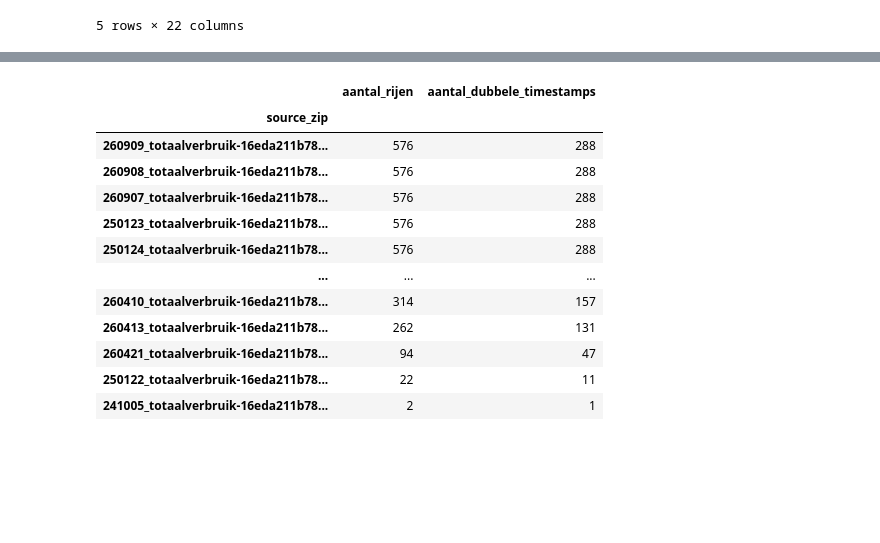
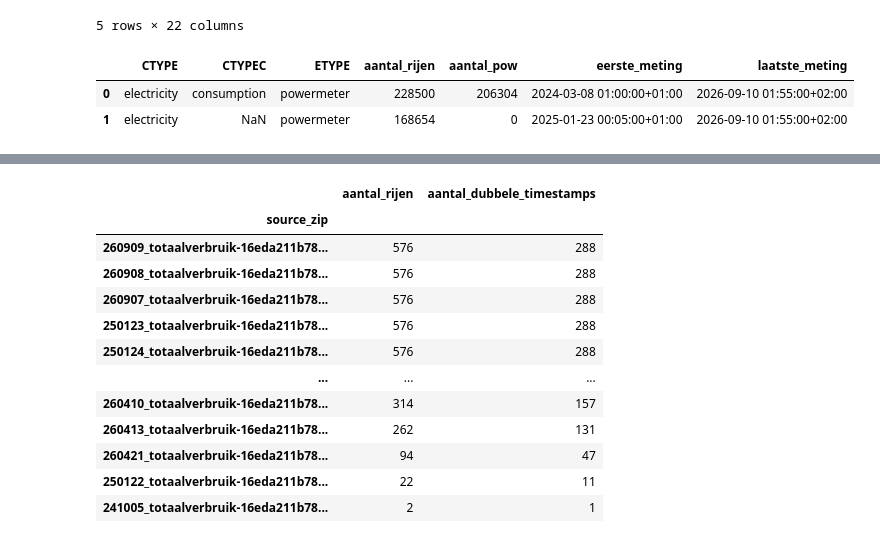
Before and after one commit to CasDerksen/Project3_Deel1, a Jupyter notebook: exploration/02_Huis.ipynb, the cells around one changed output, grey strips where cells are left out. Saved outputs shown, nothing was run; the diff lists cells and outputs as text; code cells hidden in the pictures; blank space fills up the shorter version.

Commit message:
Target context overzicht bij ctype ctypec etype (en ename natuurlijk)

```diff
--- a/exploration/02_Huis.ipynb
+++ b/exploration/02_Huis.ipynb
@@ -160,6 +160,22 @@ Dubbele timestamps: 168655
 | 3 | 2024-03-08 01:15:00+01:00 | 0.690000 | electricity | totaalverbruik-16eda211b788 | 3.750000 | powermeter | NaN | 240308_totaalverbruik-16eda211b78... | 240308_totaalverbruik-16eda211b78... | ... |
 | 4 | 2024-03-08 01:20:00+01:00 | NaN | electricity | totaalverbruik-16eda211b788 | NaN | powermeter | 45.0 | 240308_totaalverbruik-16eda211b78... | 240308_totaalverbruik-16eda211b78... | ... |
 5 rows × 22 columns
+# %%
+target_context_overzicht = (df_totaal.groupby(["CTYPE", "CTYPEC", "ETYPE"],dropna=False)
+    .agg(
+        aantal_rijen=("timestamp", "size"),
+        aantal_pow=("POW", "count"),
+        eerste_meting=("timestamp", "min"),
+        laatste_meting=("timestamp", "max")
+    )
+    .reset_index()
+)
+
+display(target_context_overzicht)
+# %% [output]
+|  | CTYPE | CTYPEC | ETYPE | aantal_rijen | aantal_pow | eerste_meting | laatste_meting |
+| 0 | electricity | consumption | powermeter | 228500 | 206304 | 2024-03-08 01:00:00+01:00 | 2026-09-10 01:55:00+02:00 |
+| 1 | electricity | NaN | powermeter | 168654 | 0 | 2025-01-23 00:05:00+01:00 | 2026-09-10 01:55:00+02:00 |
 # %%
 df_dubbel = (df_totaal[df_totaal["timestamp"].duplicated(keep=False)].sort_values("timestamp"))
 
```
